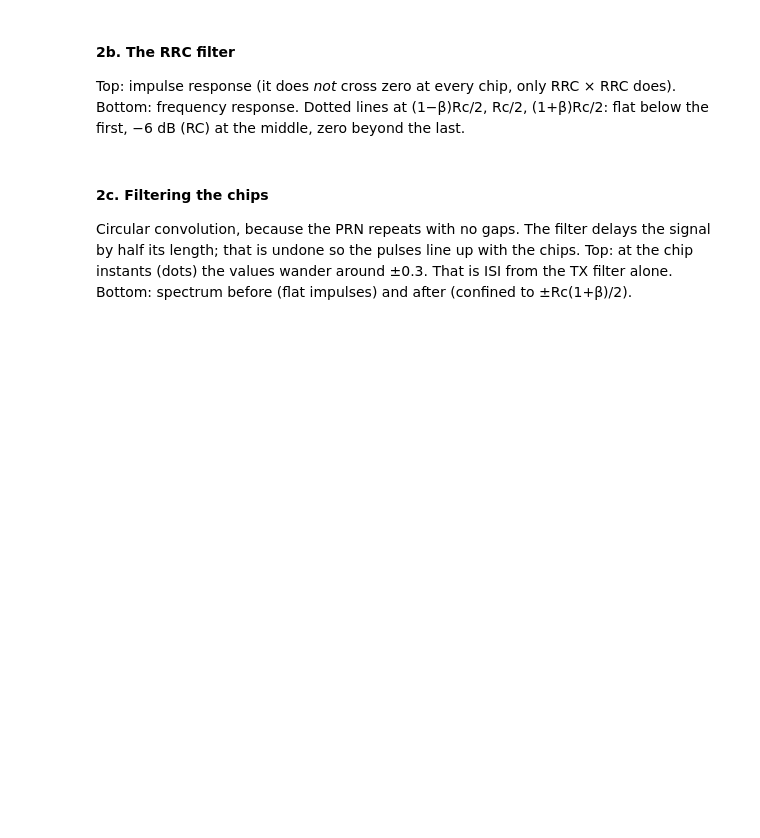
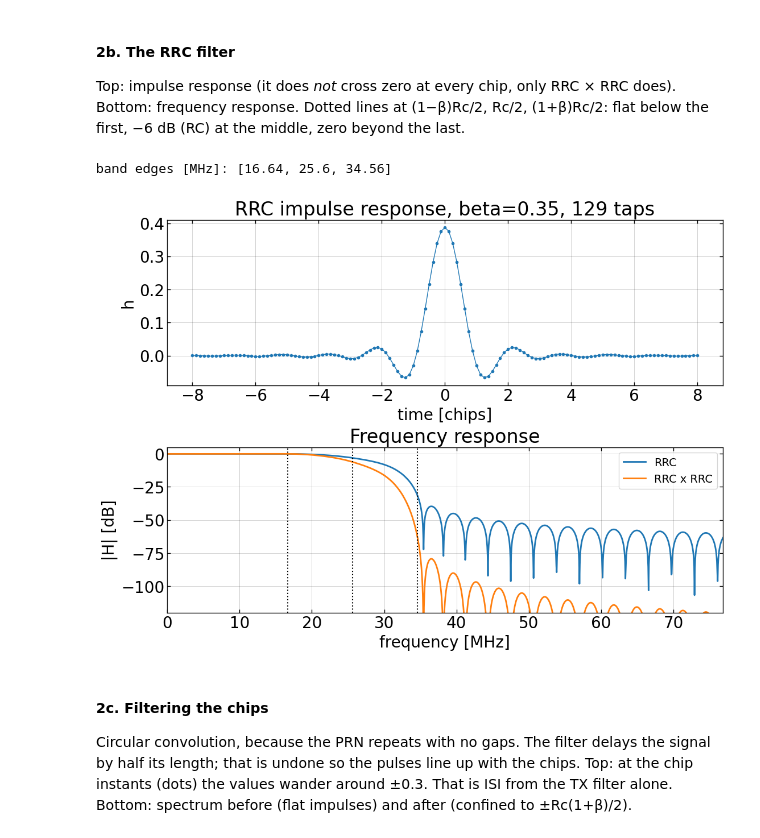
Before and after one commit to felipe-mazzi/PRN, a Jupyter notebook: simulation/tx_spectrum_sim.ipynb, the cells around one changed output. Cells and saved outputs as stored; diff of their text form; code cells hidden in the pictures; blank space fills up the shorter version.

```diff
--- a/simulation/tx_spectrum_sim.ipynb
+++ b/simulation/tx_spectrum_sim.ipynb
@@ -86,25 +136,28 @@ Bottom: frequency response. Dotted lines at (1−β)Rc/2, Rc/2, (1+β)Rc/2: flat
 # %%
 h = rrc_taps(BETA, SPS, SPAN)
 th = (np.arange(h.size) - h.size // 2) / SPS          # time in chips, centered on 0
 
 NFFT = 8192
-f = np.fft.fftshift(np.fft.fftfreq(NFFT, 1 / fs_bb))
+f = np.fft.fftshift(np.fft.fftfreq(NFFT, 1 / fs_bb)) #the shift here is just reordering for display, otherwise numpy will put the negative frequencies at the end.
 H = np.fft.fftshift(np.abs(np.fft.fft(h, NFFT)))
 H /= H.max()
 edges = [(1 - BETA) * CHIP_RATE / 2, CHIP_RATE / 2, (1 + BETA) * CHIP_RATE / 2]
 print("band edges [MHz]:", [round(e / 1e6, 2) for e in edges])
 
 fig, ax = plt.subplots(2, 1, figsize=(11, 8), layout='constrained')
 ax[0].plot(th, h, marker='o', ms=3, lw=1)
 ax[0].set(xlabel="time [chips]", ylabel="h", title=f"RRC impulse response, beta={BETA}, {h.size} taps")
 ax[0].grid(alpha=0.3)
 ax[1].plot(f / 1e6, 20 * np.log10(H + 1e-12), lw=2, label="RRC")
 ax[1].plot(f / 1e6, 20 * np.log10(H ** 2 + 1e-12), lw=2, label="RRC x RRC")
 for e in edges:
     ax[1].axvline(e / 1e6, color="k", ls=":", lw=1.5)
 ax[1].set(xlabel="frequency [MHz]", ylabel="|H| [dB]", title="Frequency response",
-          xlim=(0, 1.5 * CHIP_RATE / 1e6), ylim=(-80, 5))
+          xlim=(0, 1.5 * CHIP_RATE / 1e6), ylim=(-120, 5))
 ax[1].legend(fontsize=14); ax[1].grid(alpha=0.3)
+# %% [output]
+band edges [MHz]: [16.64, 25.6, 34.56]
+[figure, added]
 # %% [markdown]
 #### 2c. Filtering the chips
 
```
Also changed, not shown: parts of 9 cells of this notebook, 1 other file.
